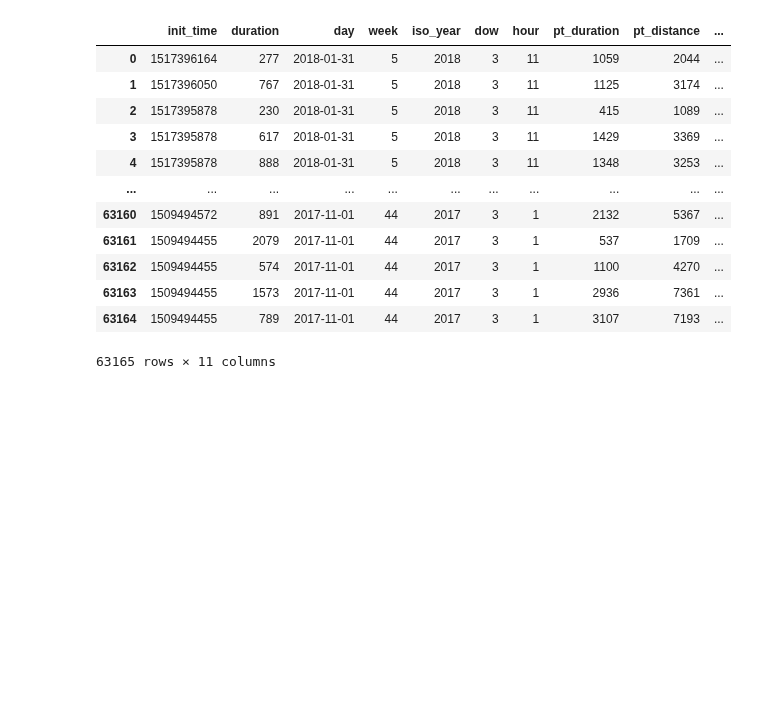
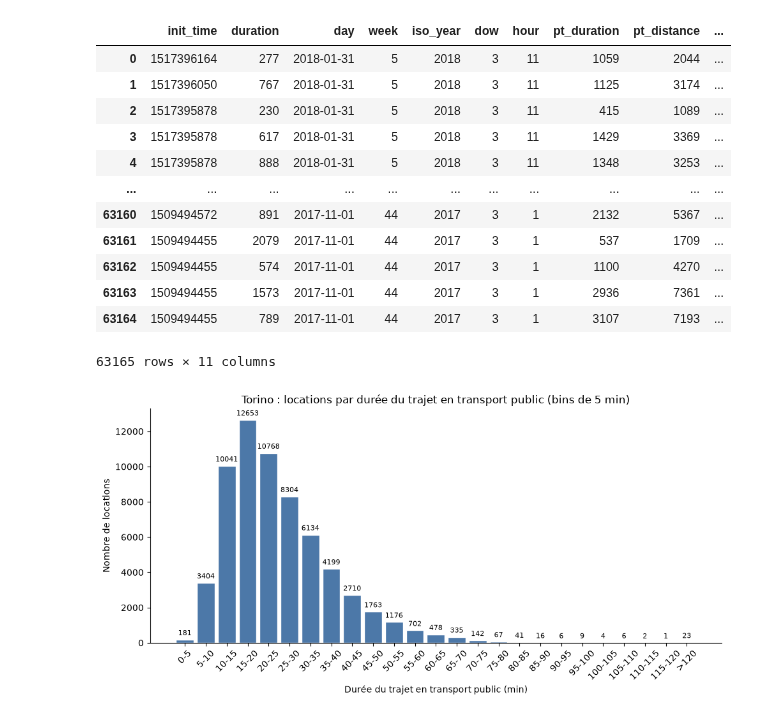
Before and after one commit to Bonbia/ICT4SM, a Jupyter notebook: TP1/CleanNB.ipynb, the cells around one changed output. Saved outputs shown, nothing was run; the diff lists cells and outputs as text; code cells hidden in the pictures; blank space fills up the shorter version.

```diff
--- a/TP1/CleanNB.ipynb
+++ b/TP1/CleanNB.ipynb
@@ -260,3 +260,30 @@ bookings_fT
 | 63163 | 1509494455 | 1573 | 2017-11-01 | 44 | 2017 | 3 | 1 | 2936 | 7361 | ... |
 | 63164 | 1509494455 | 789 | 2017-11-01 | 44 | 2017 | 3 | 1 | 3107 | 7193 | ... |
 63165 rows × 11 columns
+# %%
+step = 5
+cap = 120
+
+edges = list(range(0, cap + step, step)) + [np.inf]
+labels = [f"{a}-{a+step}" for a in range(0, cap, step)] + [f">{cap}"]
+bookings_fT["pt_bin"] = pd.cut(bookings_fT["pt_duration_min"], bins=edges, labels=labels, right=False)
+
+bookings_fT["pt_bin_start"] = pd.cut(bookings_fT["pt_duration_min"], bins=edges,
+                            labels=edges[:-1], right=False).astype(float)
+counts = bookings_fT["pt_bin"].value_counts().sort_index()
+
+fig, ax = plt.subplots(figsize=(10, 5))
+bars = ax.bar(counts.index.astype(str), counts.values,
+              color="#4C78A8", edgecolor="white", width=0.85)
+ax.bar_label(bars, fmt="%d", padding=3, fontsize=8)
+
+ax.set_title("Torino : locations par durée du trajet en transport public (bins de 5 min)")
+ax.set_xlabel("Durée du trajet en transport public (min)")
+ax.set_ylabel("Nombre de locations")
+ax.tick_params(axis="x", rotation=45)
+ax.spines[["top", "right"]].set_visible(False)
+
+plt.tight_layout()
+plt.show()
+# %% [output]
+[figure, added]
```
Also changed, not shown: parts of 2 cells of this notebook.
